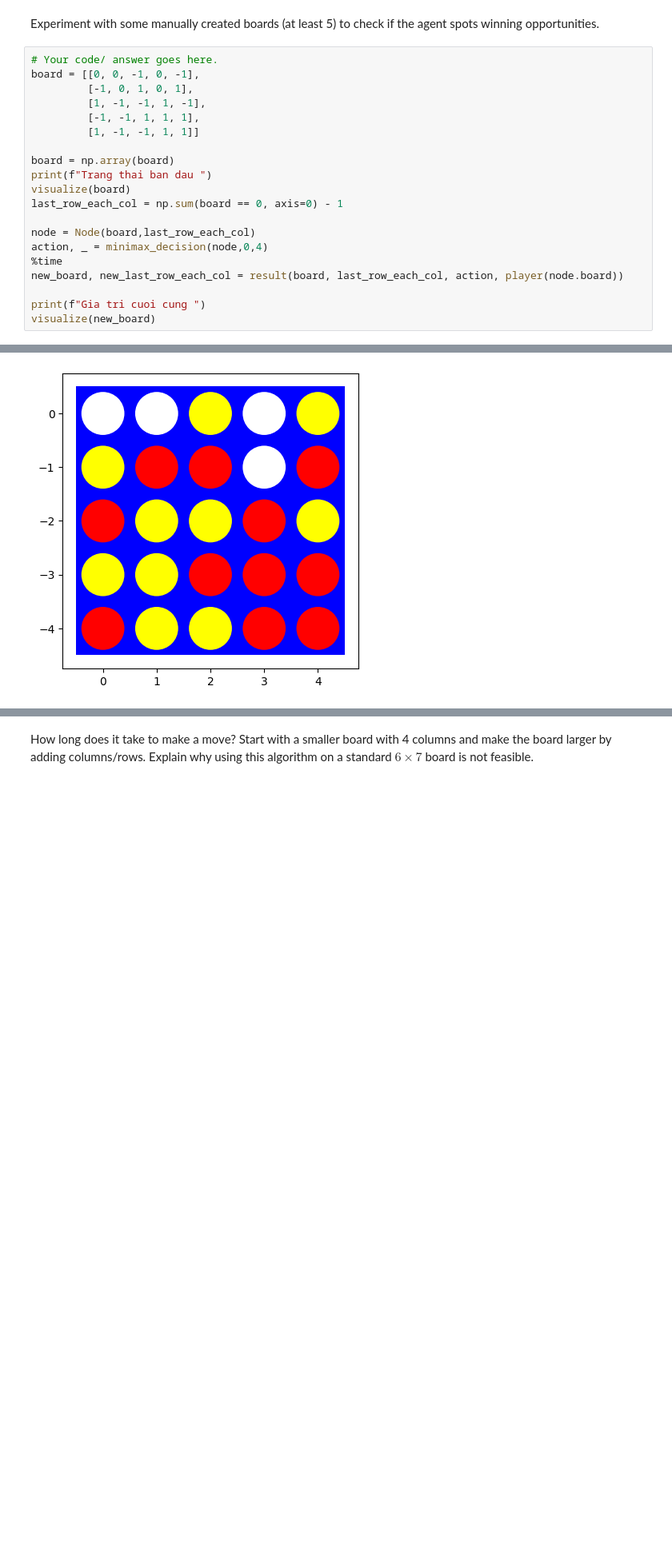
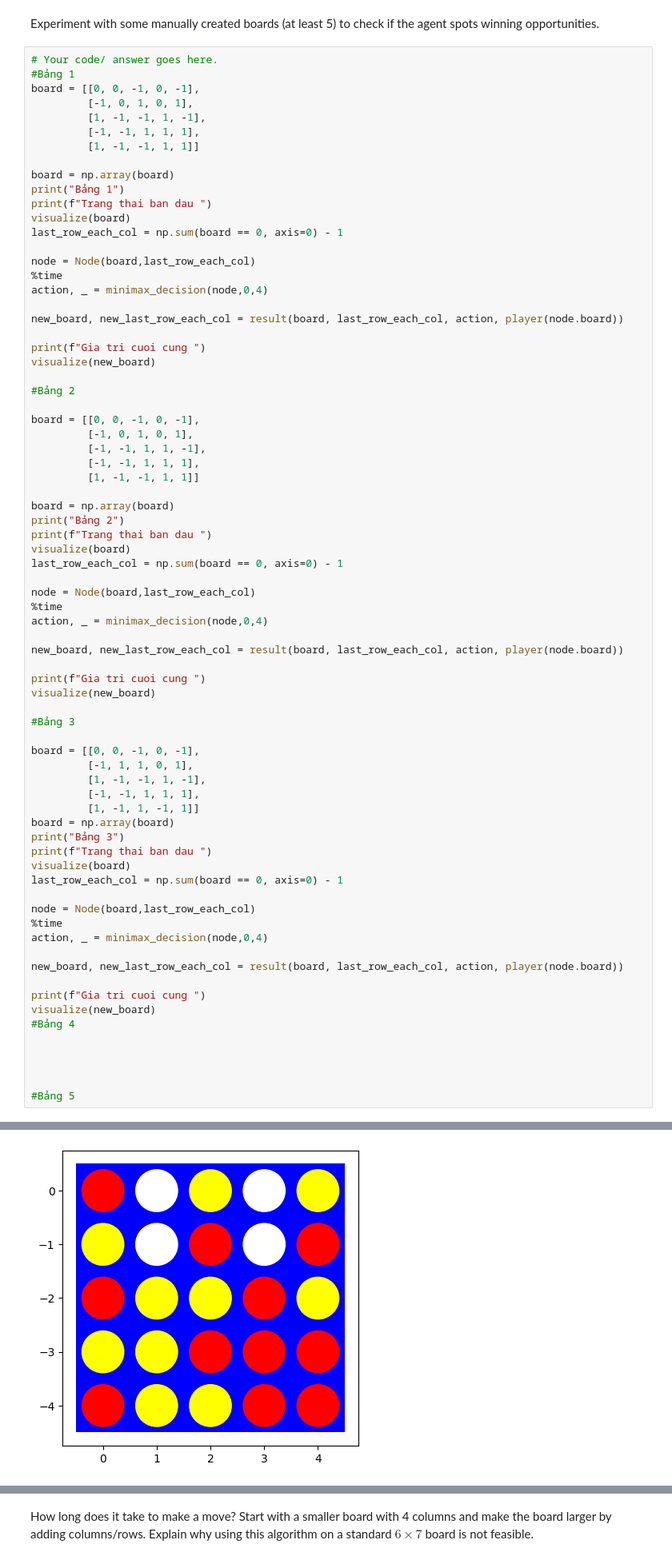
Before and after one commit to LaiTanTai/CSTTNT_NC, a Jupyter notebook: lab04/assignment_connect4.ipynb, the cells around one changed output, grey strips where cells are left out. Shown at 80% size. Drawn from its saved outputs; the diff is of its cells as text; blank space fills up the shorter version.

```diff
--- a/lab04/assignment_connect4.ipynb
+++ b/lab04/assignment_connect4.ipynb
@@ -375,6 +373,7 @@ def play_game():
 Experiment with some manually created boards (at least 5) to check if the agent spots winning opportunities.
 # %%
 # Your code/ answer goes here.
+#Bảng 1
 board = [[0, 0, -1, 0, -1],
          [-1, 0, 1, 0, 1],
          [1, -1, -1, 1, -1],
@@ -382,15 +381,68 @@ board = [[0, 0, -1, 0, -1],
          [1, -1, -1, 1, 1]]
 
 board = np.array(board)
+print("Bảng 1")
 print(f"Trang thai ban dau ")
 visualize(board)
 last_row_each_col = np.sum(board == 0, axis=0) - 1
 
 node = Node(board,last_row_each_col)
+%time
 action, _ = minimax_decision(node,0,4)
-%time
+
 new_board, new_last_row_each_col = result(board, last_row_each_col, action, player(node.board))
 
 print(f"Gia tri cuoi cung ")
 visualize(new_board)
+
+#Bảng 2
+
+board = [[0, 0, -1, 0, -1],
+         [-1, 0, 1, 0, 1],
+         [-1, -1, 1, 1, -1],
+         [-1, -1, 1, 1, 1],
+         [1, -1, -1, 1, 1]]
+
+board = np.array(board)
+print("Bảng 2")
+print(f"Trang thai ban dau ")
+visualize(board)
+last_row_each_col = np.sum(board == 0, axis=0) - 1
+
+node = Node(board,last_row_each_col)
+%time
+action, _ = minimax_decision(node,0,4)
+
+new_board, new_last_row_each_col = result(board, last_row_each_col, action, player(node.board))
+
+print(f"Gia tri cuoi cung ")
+visualize(new_board)
+
+#Bảng 3
+
+board = [[0, 0, -1, 0, -1],
+         [-1, 1, 1, 0, 1],
+         [1, -1, -1, 1, -1],
+         [-1, -1, 1, 1, 1],
+         [1, -1, 1, -1, 1]]
+board = np.array(board)
+print("Bảng 3")
+print(f"Trang thai ban dau ")
+visualize(board)
+last_row_each_col = np.sum(board == 0, axis=0) - 1
+
+node = Node(board,last_row_each_col)
+%time
+action, _ = minimax_decision(node,0,4)
+
+new_board, new_last_row_each_col = result(board, last_row_each_col, action, player(node.board))
+
+print(f"Gia tri cuoi cung ")
+visualize(new_board)
+#Bảng 4
+
+
+
+
+#Bảng 5
 # %% [output]
@@ -397,6 +450,6 @@ visualize(new_board)
 Trang thai ban dau
 [figure]
 CPU times: total: 0 ns
 Wall time: 0 ns
 Gia tri cuoi cung
-[figure, old version]
+[figure, new version]
```
Also changed, not shown: parts of 20 cells of this notebook.
